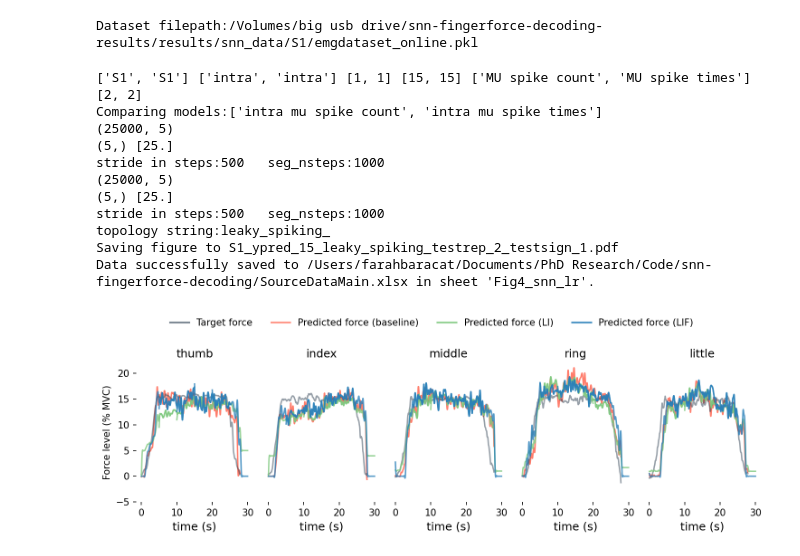
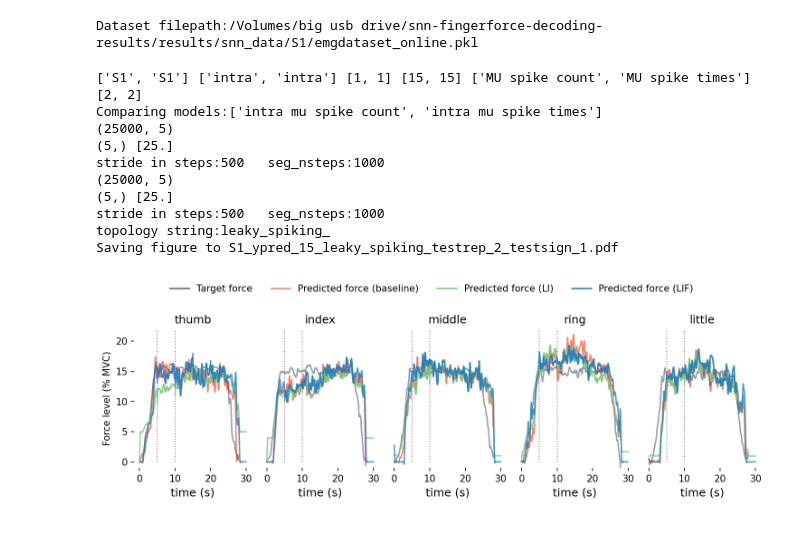
Before and after one commit to FarahBaracat/snn-fingerforce-decoding, a Jupyter notebook: notebooks/analysis/MUBaselineVsSNN.ipynb, the cells around one changed output. Saved outputs shown, nothing was run; the diff lists cells and outputs as text; code cells hidden in the pictures.

```diff
--- a/notebooks/analysis/MUBaselineVsSNN.ipynb
+++ b/notebooks/analysis/MUBaselineVsSNN.ipynb
@@ -717,36 +724,35 @@ snn_params_for_topology = {SHALLOW_LEAKY:flat_leaky_config,
                            SHALLOW_SPIKING_DOUBLE_FILTER:flat_spiking_config}
 
 print(subjects, emg_types, sign_mvcs, mvcs, input_types, reps)
 cr.plot_pred_of_models_target_only_different_topologies(data_config,
                                                         dataset,
                                                         y_compiled_df_snn_conv[y_compiled_df_snn_conv[SEGMENT_HOLD_COL]==False],
                                                         subjects, emg_types,
                                                         sign_mvcs, mvcs, input_types,
                                                         reps,
                                                         snn_params_for_topology,
                                                         models_palette_dict=models_palette_dict,
-                                                        ylim=(-5,22),
+                                                        ylim=(-1,22),
                                                         xlim= None, # for entire profile: None | zoomed-in plateau: (5,10)
                                                         save_figure=True,
                                                         pred_force_alpha=0.9,
                                                         pred_linestyle='solid',
                                                          compiled_results_dir=output_figures_dir,
                                                         show_topology=[SHALLOW_LEAKY, SHALLOW_SPIKING_DOUBLE_FILTER],
-                                                        show_custom_annotation=False, # show annotation in case of zoomed-in: True
-                                                        source_data_path=os.path.join(project_dir, source_data_main_file),
-                                                        sheet_name="Fig4_snn_lr"
+                                                        show_custom_annotation=True, # show annotation in case of zoomed-in: True
+                                                        # source_data_path=os.path.join(project_dir, source_data_main_file),
+                                                        # sheet_name="Fig4_snn_lr"
 
                             )
 # %% [output]
 ['S1', 'S1'] ['intra', 'intra'] [1, 1] [15, 15] ['MU spike count', 'MU spike times'] [2, 2]
 Comparing models:['intra mu spike count', 'intra mu spike times']
 (25000, 5)
 (5,) [25.]
 stride in steps:500   seg_nsteps:1000
 (25000, 5)
 (5,) [25.]
 stride in steps:500   seg_nsteps:1000
 topology string:leaky_spiking_
 Saving figure to S1_ypred_15_leaky_spiking_testrep_2_testsign_1.pdf
-Data successfully saved to /Users/farahbaracat/Documents/PhD Research/Code/snn-fingerforce-decoding/SourceDataMain.xlsx in sheet 'Fig4_snn_lr'.
-[figure, old version]
+[figure, new version]
```
Also changed, not shown: parts of 17 cells of this notebook, 6 other files.
